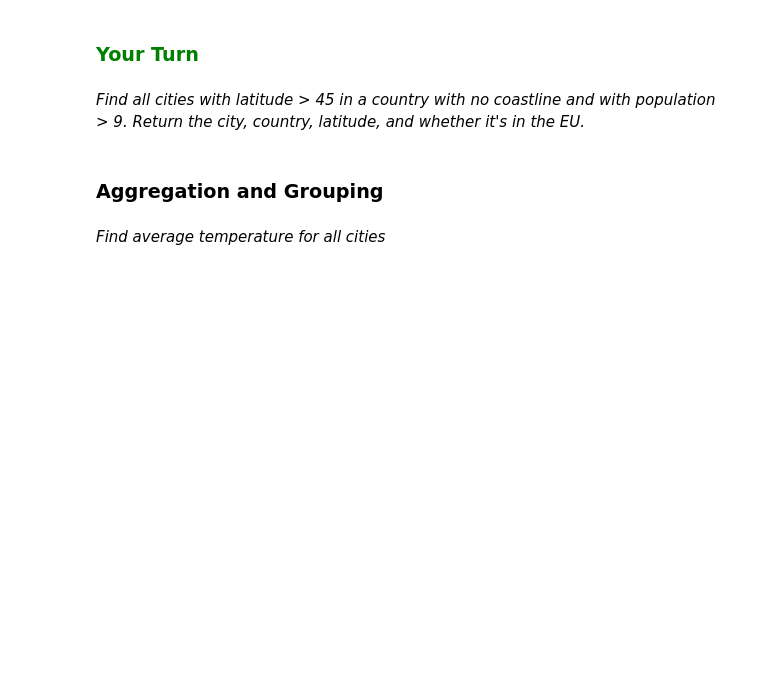
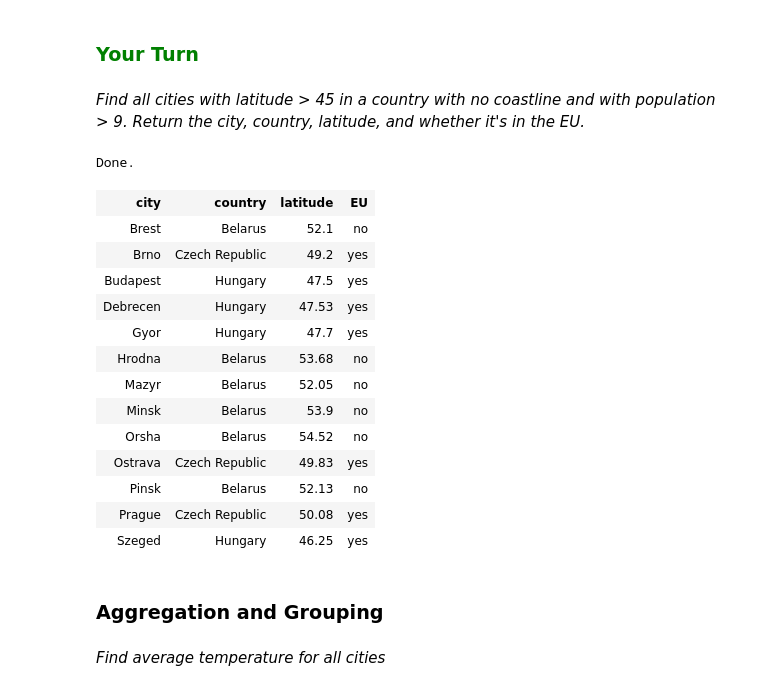
Before and after one commit to eloyekunle/widom_sql, a Jupyter notebook: SQLBasic.ipynb, the cells around one changed output. Cells and saved outputs as stored; diff of their text form; code cells hidden in the pictures; blank space fills up the shorter version.

```diff
--- a/SQLBasic.ipynb
+++ b/SQLBasic.ipynb
@@ -117,3 +299,25 @@ YOUR QUERY HERE
+# %%
+%%sql
+select city, Cities.country, latitude, EU
+from Cities inner join Countries
+    on Cities.country = Countries.country
+where latitude > 45 and coastline = 'no' and population > 9
+# %% [output]
+Done.
+| city | country | latitude | EU |
+| Brest | Belarus | 52.1 | no |
+| Brno | Czech Republic | 49.2 | yes |
+| Budapest | Hungary | 47.5 | yes |
+| Debrecen | Hungary | 47.53 | yes |
+| Gyor | Hungary | 47.7 | yes |
+| Hrodna | Belarus | 53.68 | no |
+| Mazyr | Belarus | 52.05 | no |
+| Minsk | Belarus | 53.9 | no |
+| Orsha | Belarus | 54.52 | no |
+| Ostrava | Czech Republic | 49.83 | yes |
+| Pinsk | Belarus | 52.13 | no |
+| Prague | Czech Republic | 50.08 | yes |
+| Szeged | Hungary | 46.25 | yes |
 # %% [markdown]
 ### Aggregation and Grouping
 # %% [markdown]
```
Also changed, not shown: parts of 57 cells of this notebook, 1 other file.
